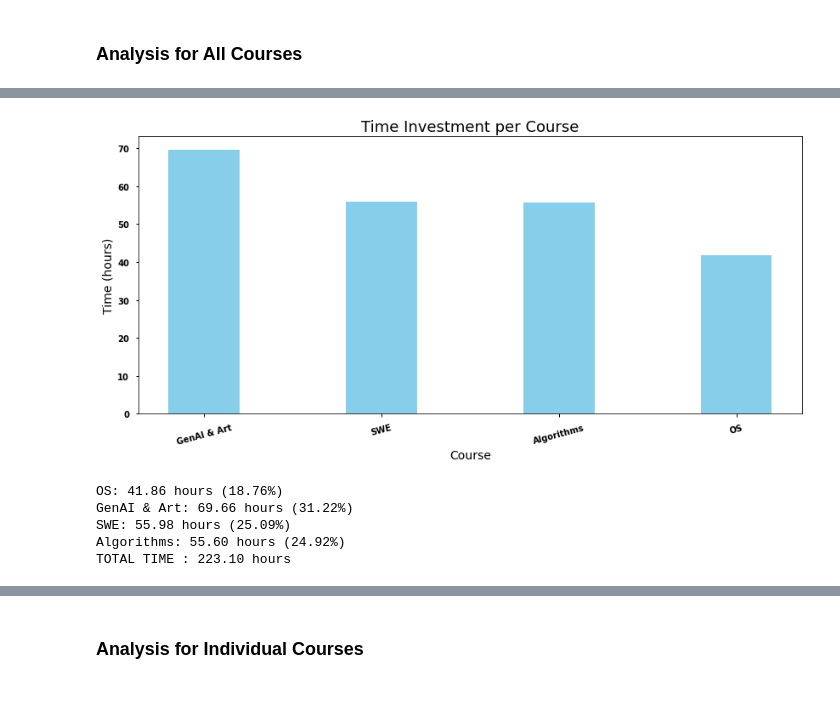
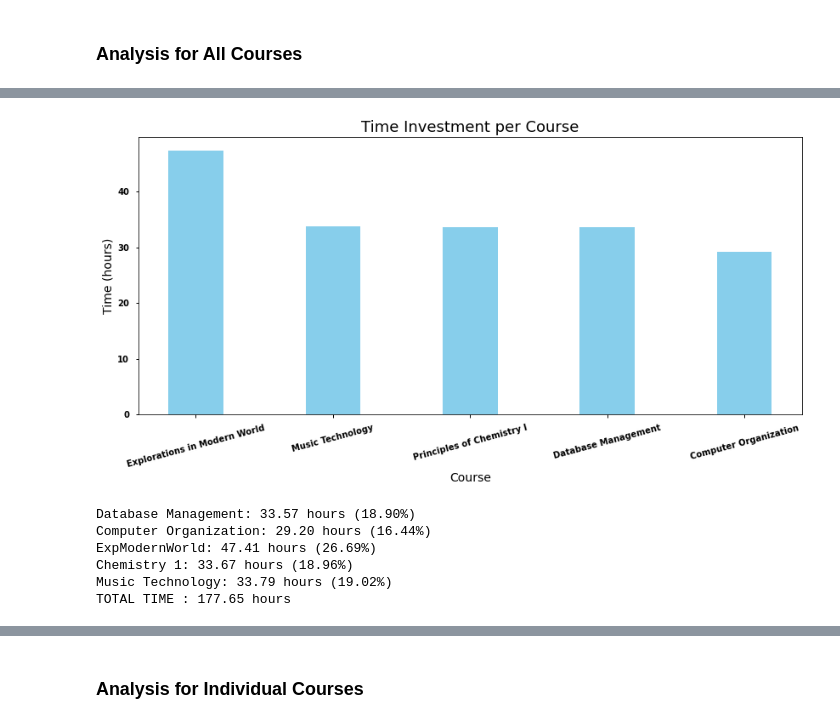
Before and after one commit to ifrycolorado/ClassTimeTrackingAnalysis, a Jupyter notebook: src/analysis.ipynb, the cells around one changed output, grey strips where cells are left out. Saved outputs shown, nothing was run; the diff lists cells and outputs as text; code cells hidden in the pictures; blank space fills up the shorter version.

Commit message:
S2023 data and hours_per_credit analysis

```diff
--- a/src/analysis.ipynb
+++ b/src/analysis.ipynb
@@ -46,7 +45,7 @@ def extract_type(tag):
 # Read in
 # %%
 raw_read_csv = f'../data/{SEMESTER}.csv'
-clean_read_csv = '../data/cleaned.csv'
+clean_read_csv = f'../data/{SEMESTER}_cleaned.csv'
 duplicate_types_csv = '../data/double_entry_type.csv'
 duplicate_domain_csv = '../data/double_entry_domain.csv'
 class_info_csv = '../data/ClassInfo.csv'
@@ -114,3 +113,7 @@ dtype: object
 # join the class info to the combined dataframe
 combined_df = combined_df.merge(class_df, left_on = 'Project', right_on = 'Toggl Name')
 combined_df = combined_df.reset_index(drop=True)
+# %%
+# replace NaNs in type and domain with empty strings
+combined_df['Type'] = combined_df['Type'].fillna('Not Specified')
+combined_df['Domain'] = combined_df['Domain'].fillna('Not Specified')
@@ -206,7 +221,7 @@ total_time_df = combined_df.groupby(['Project', 'Type', 'Class Name'], as_index=
 total_time_df = total_time_df.sort_values(by=['Duration'], ascending=False)
 
 # keep only the projects with the name OS, Algorithms, GenAI & Art, and SWE
-total_time_df = total_time_df.loc[total_time_df['Project'].isin(['OS', 'Algorithms', 'GenAI & Art', 'SWE'])]
+total_time_df = total_time_df.loc[total_time_df['Project'].isin(class_df['Toggl Name'])]
 
 # convert the duration column to hours
 total_time_df['Duration'] = total_time_df['Duration'].dt.total_seconds() / 3600
@@ -216,32 +240,33 @@ total_time = total_time_df['Duration'].sum()
 # %%
 # group data
-aggregated_data = total_time_df.groupby('Project')['Duration'].sum().reset_index()
+aggregated_data = total_time_df.groupby('Class Name')['Duration'].sum().reset_index()
 aggregated_data = aggregated_data.sort_values(by=['Duration'], ascending=False)
 
 # plot data
-plt.bar(aggregated_data['Project'], aggregated_data['Duration'], color = COLOR,
+plt.bar(aggregated_data['Class Name'], aggregated_data['Duration'], color = COLOR,
         width = 0.4)
 plt.xlabel("Course", size = 14)
 plt.xticks(rotation=ROTATION)
 plt.ylabel("Time (hours)", size = 14)
 plt.title("Time Investment per Course", size = 18)
 plt.savefig(f"../images/PerCourse.png", transparent=False, format = 'png')
 plt.show()
 
 # write data
 print_string = []
 for course in set(total_time_df['Project']):
     course_total_time = total_time_df[total_time_df['Project'] == course]['Duration'].sum()
     print_string.append(f"{course}: {course_total_time:.2f} hours ({(course_total_time / total_time * 100):.2f}%)")
 print_string.append("TOTAL TIME : {:.2f} hours".format(total_time))
 print("\n".join(print_string))
 # %% [output]
-[figure, old version]
+[figure, new version]
-OS: 41.86 hours (18.76%)
-GenAI & Art: 69.66 hours (31.22%)
-SWE: 55.98 hours (25.09%)
-Algorithms: 55.60 hours (24.92%)
-TOTAL TIME : 223.10 hours
+Database Management: 33.57 hours (18.90%)
+Computer Organization: 29.20 hours (16.44%)
+ExpModernWorld: 47.41 hours (26.69%)
+Chemistry 1: 33.67 hours (18.96%)
+Music Technology: 33.79 hours (19.02%)
+TOTAL TIME : 177.65 hours
 # %%
 # group data
 aggregated_data = total_time_df.groupby('Type')['Duration'].sum().reset_index()
```
Also changed, not shown: parts of 8 cells of this notebook, 15 other files.
